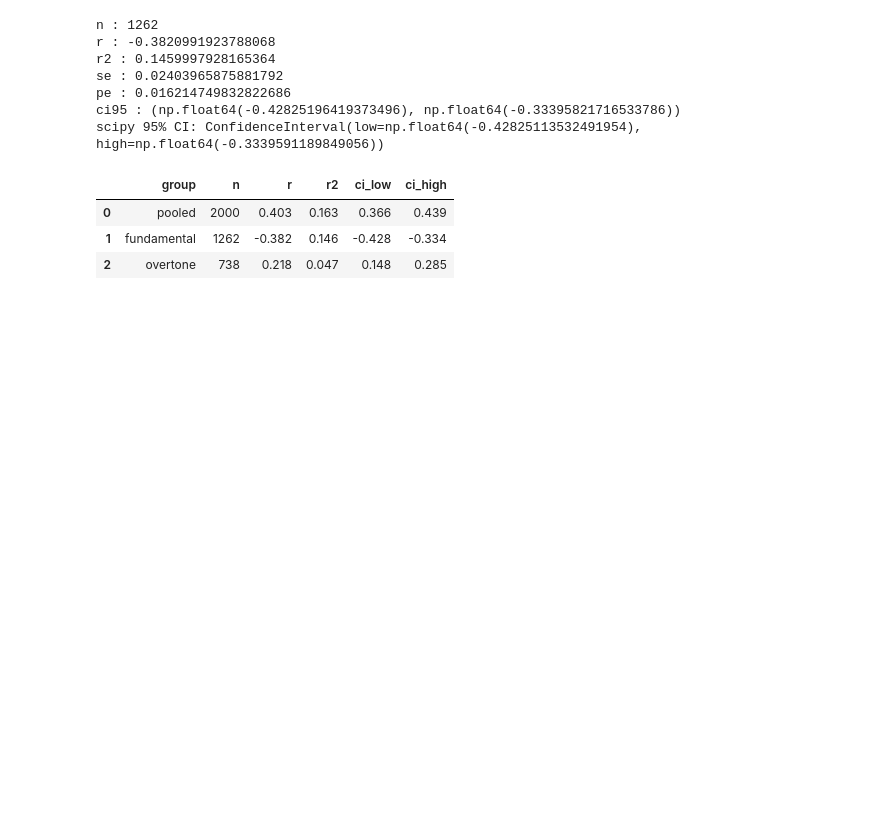
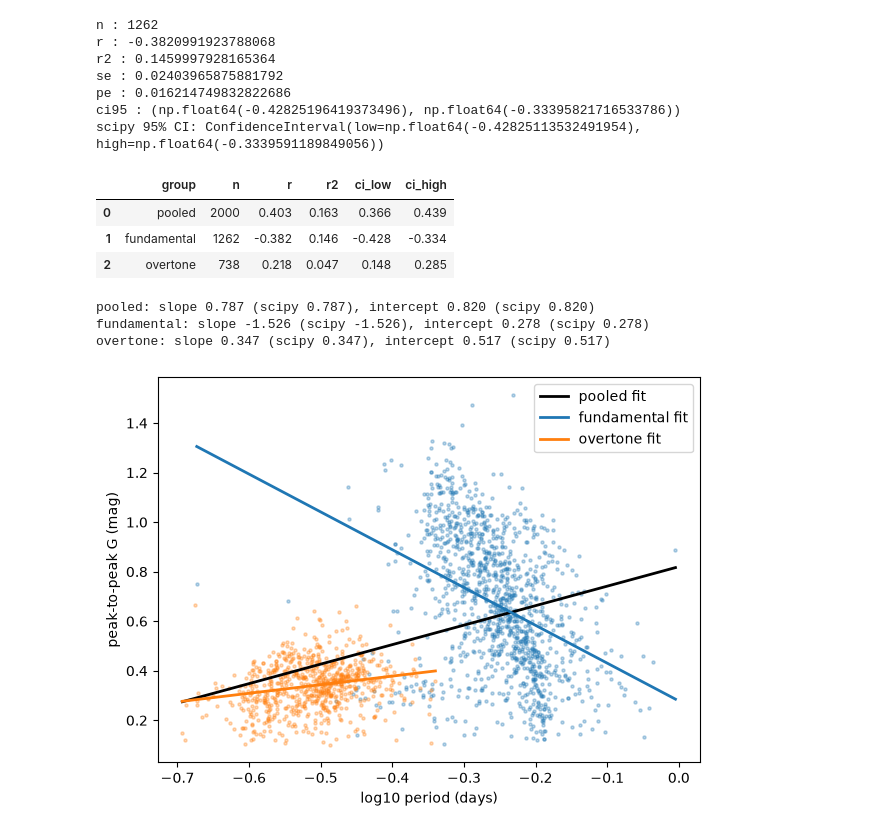
Before and after one commit to ananyamakkar/stellar-variability, a Jupyter notebook: notebooks/02_period_amplitude_relationship.ipynb, the cells around one changed output. Drawn from its saved outputs; the diff is of its cells as text; code cells hidden in the pictures; blank space fills up the shorter version.

Commit message:
Add hand-coded linear_fit and pooled vs within-mode fits

```diff
--- a/notebooks/02_period_amplitude_relationship.ipynb
+++ b/notebooks/02_period_amplitude_relationship.ipynb
@@ -71,3 +71,30 @@ pd.DataFrame(rows).round(3)
 | 0 | pooled | 2000 | 0.403 | 0.163 | 0.366 | 0.439 |
 | 1 | fundamental | 1262 | -0.382 | 0.146 | -0.428 | -0.334 |
 | 2 | overtone | 738 | 0.218 | 0.047 | 0.148 | 0.285 |
+# %%
+import matplotlib.pyplot as plt
+from stats_toolkit import linear_fit
+
+fig, ax = plt.subplots(figsize=(7, 5))
+colors = {"fundamental": "tab:blue", "overtone": "tab:orange", "pooled": "black"}
+
+for k in ["fundamental", "overtone"]:
+    d = groups[k]
+    ax.scatter(d["log_period"], d["peak_to_peak_g"], s=5, alpha=0.3, color=colors[k])
+
+for name, d in groups.items():
+    a, b = linear_fit(d["log_period"], d["peak_to_peak_g"])
+    chk = stats.linregress(d["log_period"], d["peak_to_peak_g"])
+    print(f"{name}: slope {b:.3f} (scipy {chk.slope:.3f}), intercept {a:.3f} (scipy {chk.intercept:.3f})")
+    xs = np.linspace(d["log_period"].min(), d["log_period"].max(), 50)
+    ax.plot(xs, a + b * xs, color=colors[name], lw=2, label=f"{name} fit")
+
+ax.set_xlabel("log10 period (days)")
+ax.set_ylabel("peak-to-peak G (mag)")
+ax.legend()
+plt.show()
+# %% [output]
+pooled: slope 0.787 (scipy 0.787), intercept 0.820 (scipy 0.820)
+fundamental: slope -1.526 (scipy -1.526), intercept 0.278 (scipy 0.278)
+overtone: slope 0.347 (scipy 0.347), intercept 0.517 (scipy 0.517)
+[figure, added]
```
Also changed, not shown: 1 other file.
